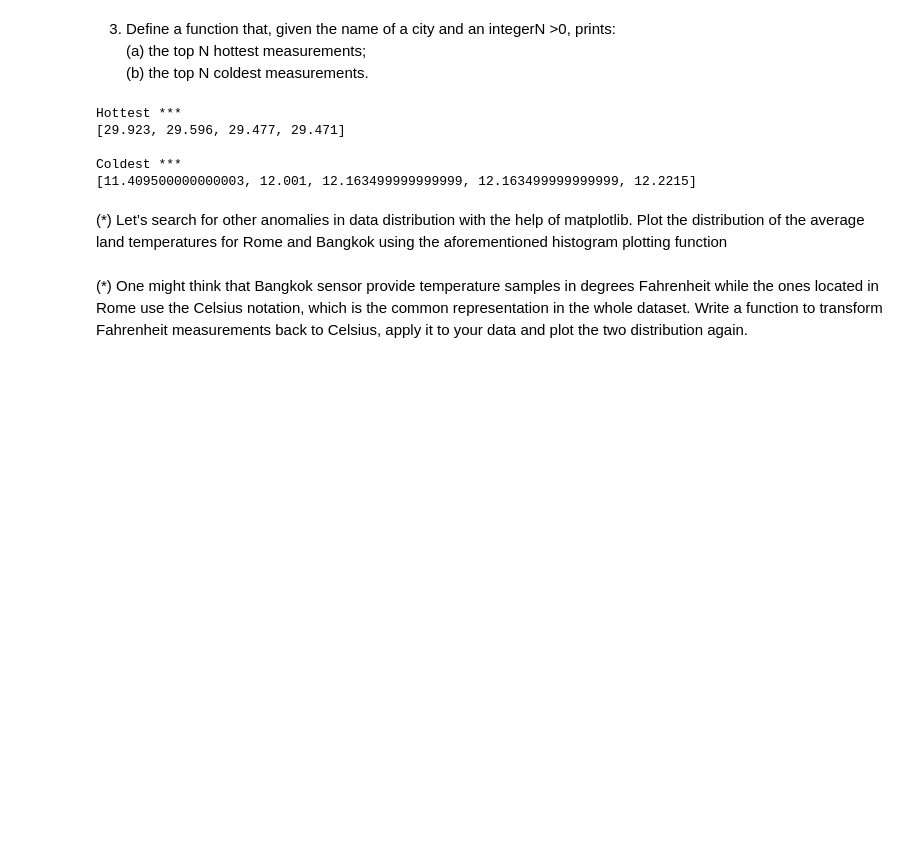
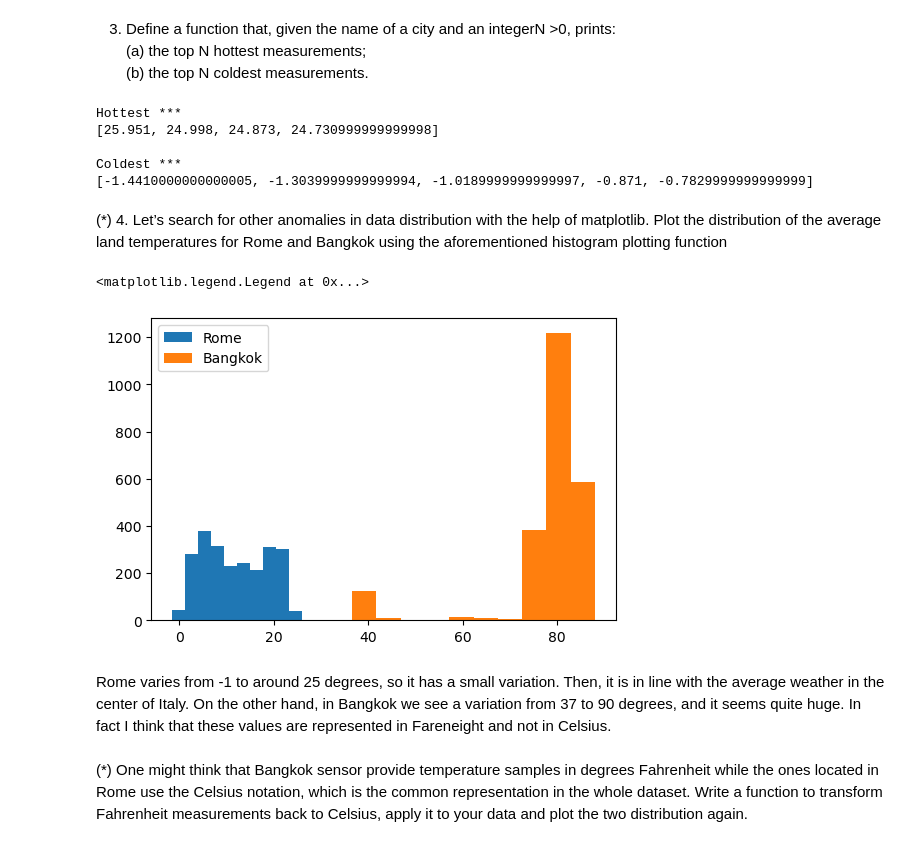
Before and after one commit to francescodisalvo05/Data-Science-Lab-Exercises, a Jupyter notebook: Notebooks/2-Laboratory-15-10-2020.ipynb, the cells around one changed output. Drawn from its saved outputs; the diff is of its cells as text; code cells hidden in the pictures; blank space fills up the shorter version.

```diff
--- a/Notebooks/2-Laboratory-15-10-2020.ipynb
+++ b/Notebooks/2-Laboratory-15-10-2020.ipynb
@@ -191,17 +191,31 @@ def getTopTemperatures(city,N):
     #      coldest         hottest
     return [temp_city[:N],temp_city[:-N:-1]]
 
-coldest, hottest = getTopTemperatures("Abidjan",5)
+coldest, hottest = getTopTemperatures("Rome",5)
 
 print(f"Hottest *** \n{hottest}\n")
 print(f"Coldest *** \n{coldest}")
 # %% [output]
 Hottest ***
-[29.923, 29.596, 29.477, 29.471]
+[25.951, 24.998, 24.873, 24.730999999999998]
 
 Coldest ***
-[11.409500000000003, 12.001, 12.163499999999999, 12.163499999999999, 12.2215]
+[-1.4410000000000005, -1.3039999999999994, -1.0189999999999997, -0.871, -0.7829999999999999]
 # %% [markdown]
-(*) Let’s search for other anomalies in data distribution with the help of matplotlib. Plot the distribution of the average land temperatures for Rome and Bangkok using the aforementioned histogram plotting function
+(*) 4. Let’s search for other anomalies in data distribution with the help of matplotlib. Plot the distribution of the average land temperatures for Rome and Bangkok using the aforementioned histogram plotting function
+# %%
+import matplotlib.pyplot as plt
+
+romeTemp = [GLT_dataset[1][i] for i,element in enumerate(GLT_dataset[3]) if element == "Rome"]
+bangkokTemp = [GLT_dataset[1][i] for i,element in enumerate(GLT_dataset[3]) if element == "Bangkok"]
+
+plt.hist(romeTemp, label="Rome")
+plt.hist(bangkokTemp, label="Bangkok")
+plt.legend()
+# %% [output]
+<matplotlib.legend.Legend at 0x...>
+[figure, added]
+# %% [markdown]
+Rome varies from -1 to around 25 degrees, so it has a small variation. Then, it is in line with the average weather in the center of Italy. On the other hand, in Bangkok we see a variation from 37 to 90 degrees, and it seems quite huge. In fact I think that these values are represented in Fareneight and not in Celsius.
 # %% [markdown]
 (*) One might think that Bangkok sensor provide temperature samples in degrees Fahrenheit while the ones located in Rome use the Celsius notation, which is the common representation in the whole dataset. Write a function to transform Fahrenheit measurements back to Celsius, apply it to your data and plot the two distribution again.
```
Also changed, not shown: parts of 7 cells of this notebook, 2 other files.
